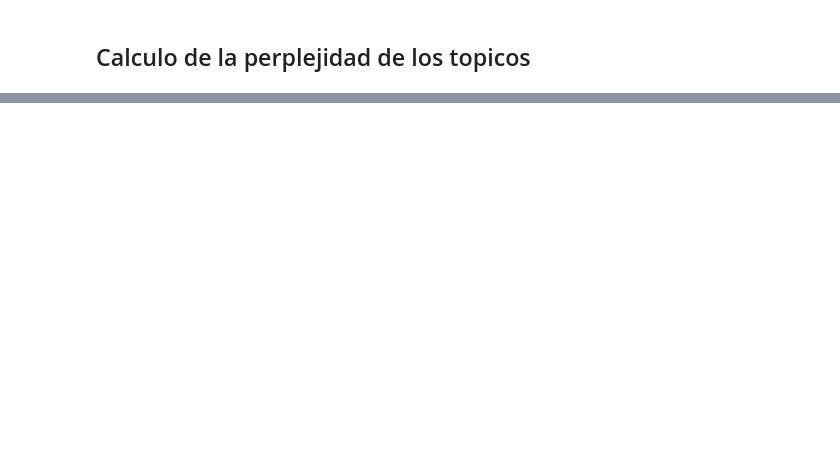
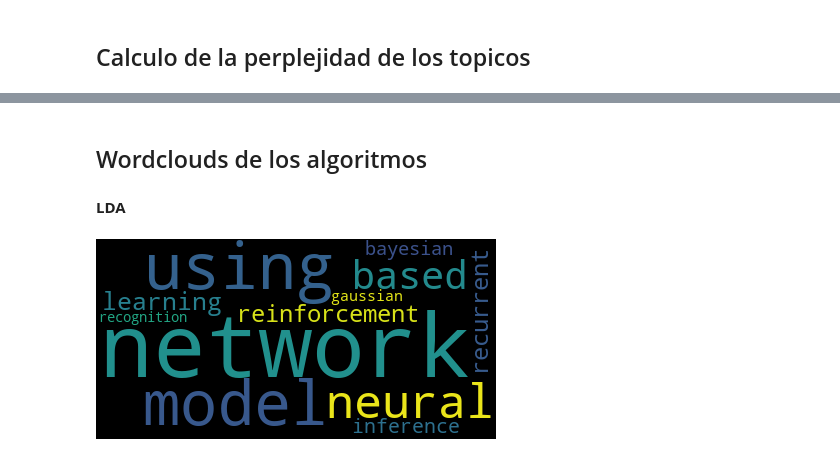
Before and after one commit to RRaymondKH/LDAvsLSA, a Jupyter notebook: avance.ipynb, the cells around one changed output, grey strips where cells are left out. Cells and saved outputs as stored; diff of their text form; code cells hidden in the pictures; blank space fills up the shorter version.

```diff
--- a/avance.ipynb
+++ b/avance.ipynb
@@ -104,13 +104,27 @@ plot_10_most_common_words(count_data, count_vectorizer)
 # %% [markdown]
 # Modelo de prediccion de LDA y LSA
 # %%
+tituloslda = []
+tituloslsa = []
 warnings.simplefilter("ignore", DeprecationWarning)
-def print_topics(model, count_vectorizer, n_top_words):
+def print_topicslda(model, count_vectorizer, n_top_words):
     words = count_vectorizer.get_feature_names()
     for topic_idx, topic in enumerate(model.components_):
-        print("\nTopic #%d:" % )
+        print("\nTopic #%d:" %topic_idx)
         print(" ".join([words[i]
                         for i in topic.argsort()[:-n_top_words - 1:-1]]))
+        tituloslda.append(" ".join([words[i]
+                        for i in topic.argsort()[:-n_top_words - 1:-1]]))
+
+def print_topicslsa(model, count_vectorizer, n_top_words):
+    words = count_vectorizer.get_feature_names()
+    for topic_idx, topic in enumerate(model.components_):
+        print("\nTopic #%d:" %topic_idx)
+        print(" ".join([words[i]
+                        for i in topic.argsort()[:-n_top_words - 1:-1]]))
+        tituloslsa.append(" ".join([words[i]
+                        for i in topic.argsort()[:-n_top_words - 1:-1]]))
+
 number_topics = 5
 number_words = 5
 
@@ -121,13 +135,14 @@ lsa = TruncatedSVD(n_components=number_topics)
 lsa.fit(count_data)
 
 
+
 print("Topicos encontrados via LDA:")
-print_topics(lda, count_vectorizer, number_words)
+print_topicslda(lda, count_vectorizer, number_words)
 
 print("\n")
 
 print("Topicos encontrados via LSA:")
-print_topics(lsa, count_vectorizer, number_words)
+print_topicslsa(lsa, count_vectorizer, number_words)
 # %% [output]
 Topicos encontrados via LDA:
 
@@ -177,0 +193,11 @@ Topico  4  :  1.0235882126690654
+# %% [markdown]
+## Wordclouds de los algoritmos
+# %% [markdown]
+**LDA**
+# %%
+long_string = ' '.join(tituloslsa)
+#wordcloud = wordcloud.WordCloud()
+wordcloud.generate(long_string)
+wordcloud.to_image()
+# %% [output]
+[figure, added]
```
Also changed, not shown: parts of 6 cells of this notebook.
